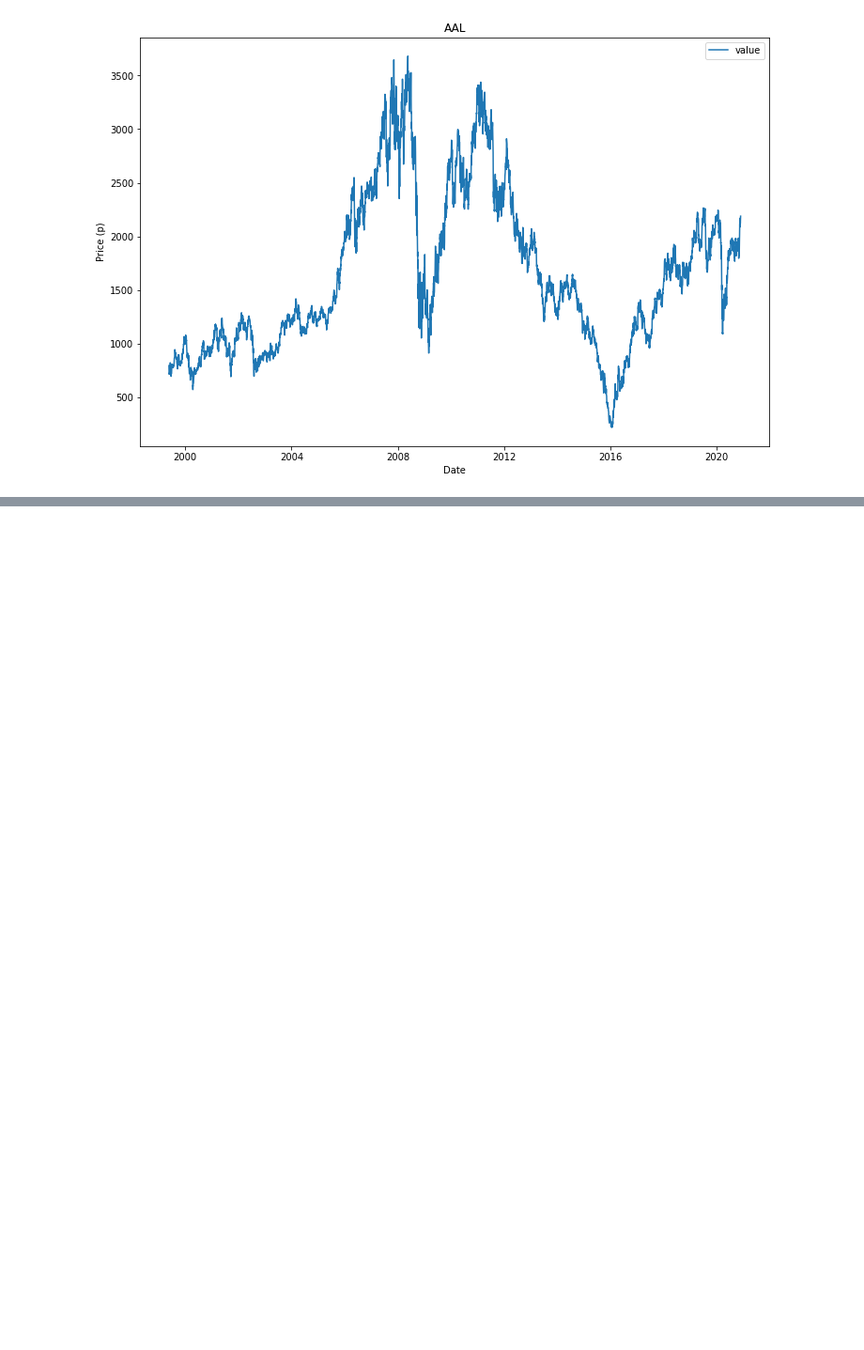
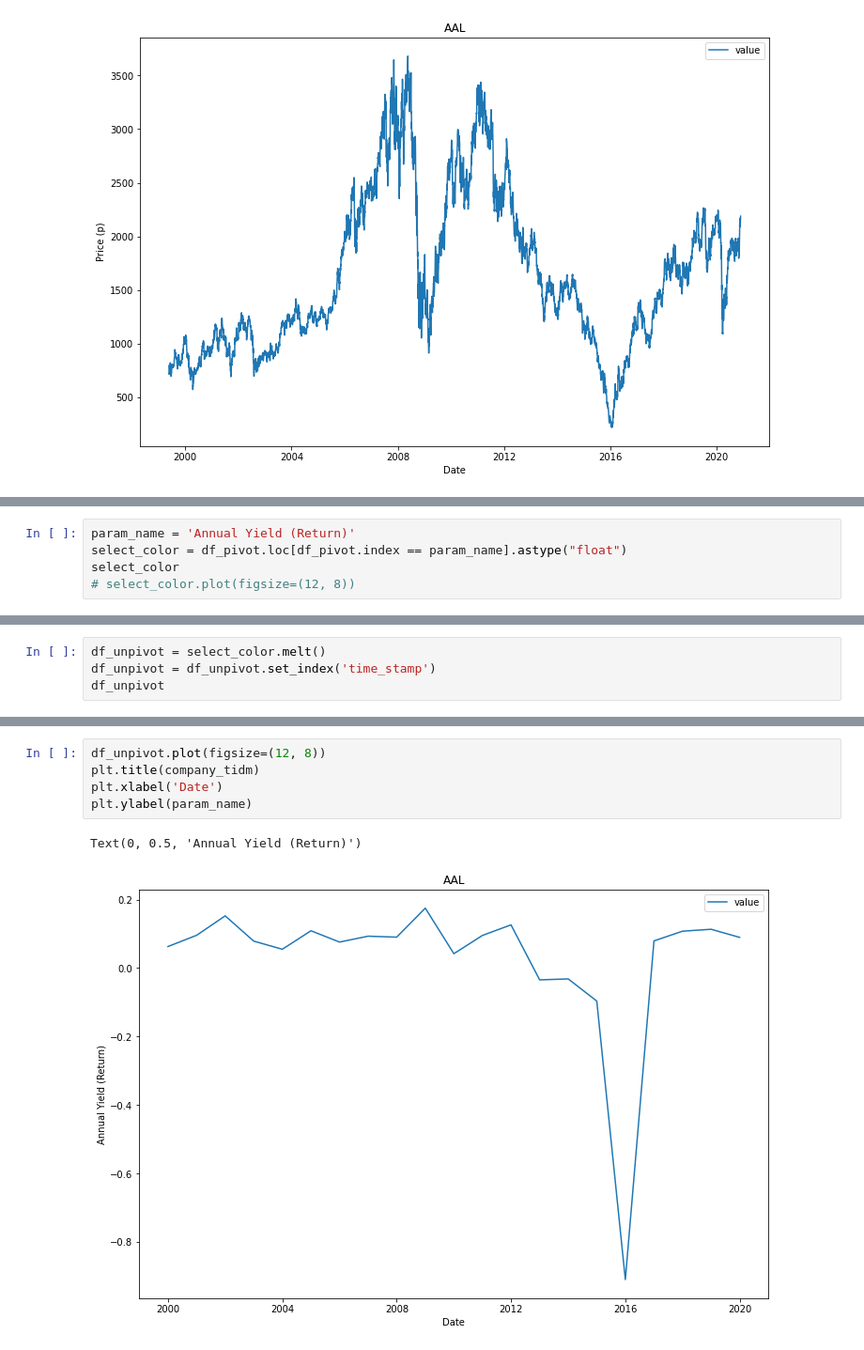
Before and after one commit to dmitchell-dev/value_investing, a Jupyter notebook: orm_jupyter_test.ipynb, the cells around one changed output, grey strips where cells are left out. Shown at 94% size. Cells and saved outputs as stored; diff of their text form; blank space fills up the shorter version.

```diff
--- a/orm_jupyter_test.ipynb
+++ b/orm_jupyter_test.ipynb
@@ -97,0 +126,5 @@ df_calc_data
+# %%
+param_name = 'Annual Yield (Return)'
+select_color = df_pivot.loc[df_pivot.index == param_name].astype("float")
+select_color
+# select_color.plot(figsize=(12, 8))
@@ -97,0 +136,4 @@ df_calc_data
+# %%
+df_unpivot = select_color.melt()
+df_unpivot = df_unpivot.set_index('time_stamp')
+df_unpivot
@@ -97,0 +159,8 @@ df_calc_data
+# %%
+df_unpivot.plot(figsize=(12, 8))
+plt.title(company_tidm)
+plt.xlabel('Date')
+plt.ylabel(param_name)
+# %% [output]
+Text(0, 0.5, 'Annual Yield (Return)')
+[figure, added]
```
Also changed, not shown: parts of 5 cells of this notebook, 4 other files.
